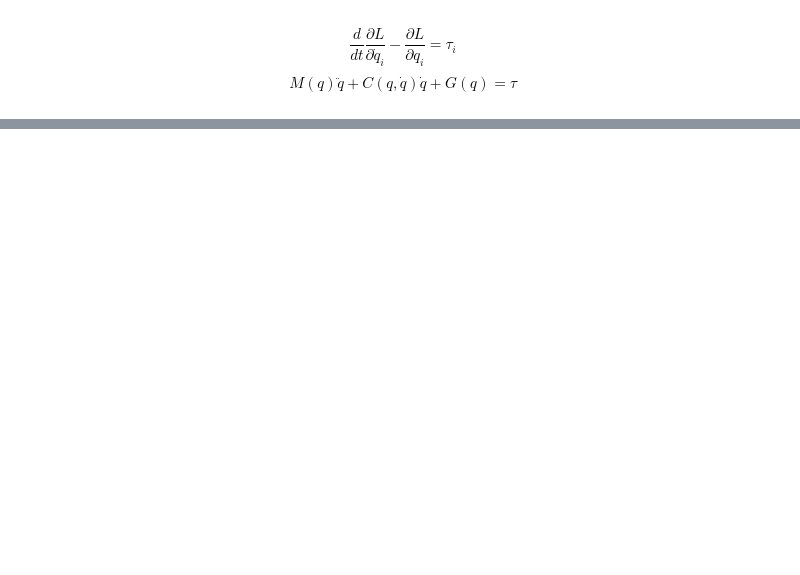
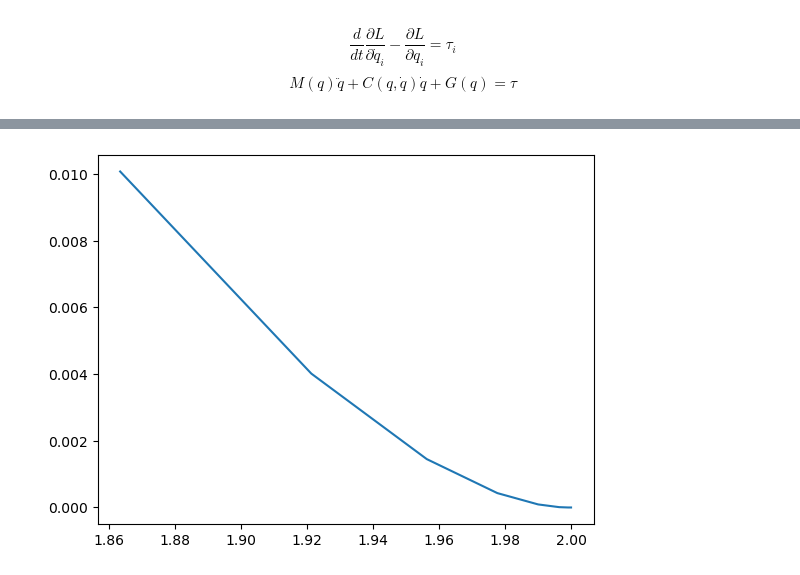
Before and after one commit to effibot/pyInverseKin, a Jupyter notebook: src/notebook.ipynb, the cells around one changed output, grey strips where cells are left out. Cells and saved outputs as stored; diff of their text form; code cells hidden in the pictures; blank space fills up the shorter version.

```diff
--- a/src/notebook.ipynb
+++ b/src/notebook.ipynb
@@ -187,0 +310,6 @@ print(x[3,0])
+# %%
+# plot the position of the end effector
+plt.plot(p_hist[:, 0], p_hist[:, 1])
+plt.show()
+# %% [output]
+[figure, added]
```
Also changed, not shown: parts of 47 cells of this notebook, 2 other files.
